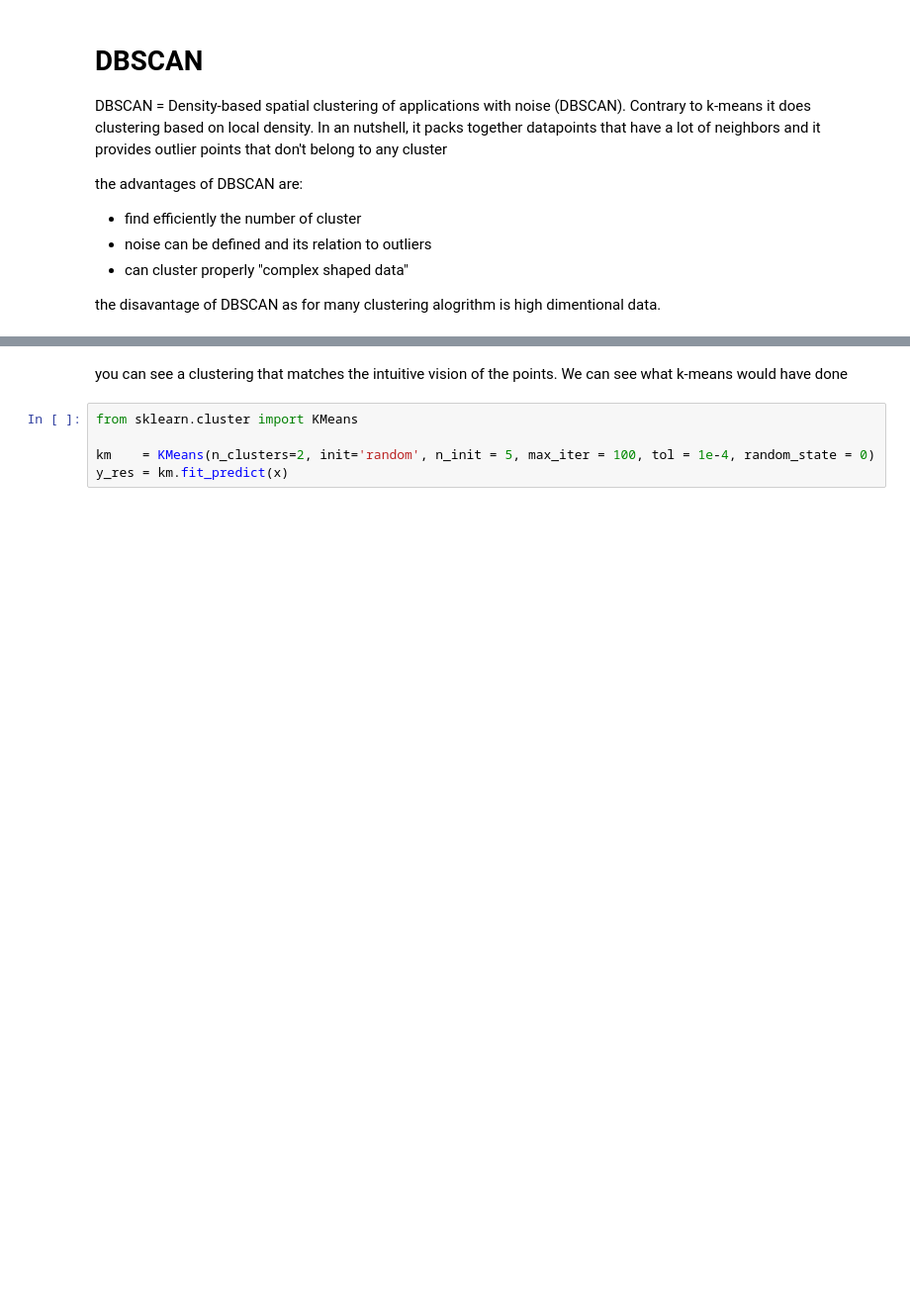
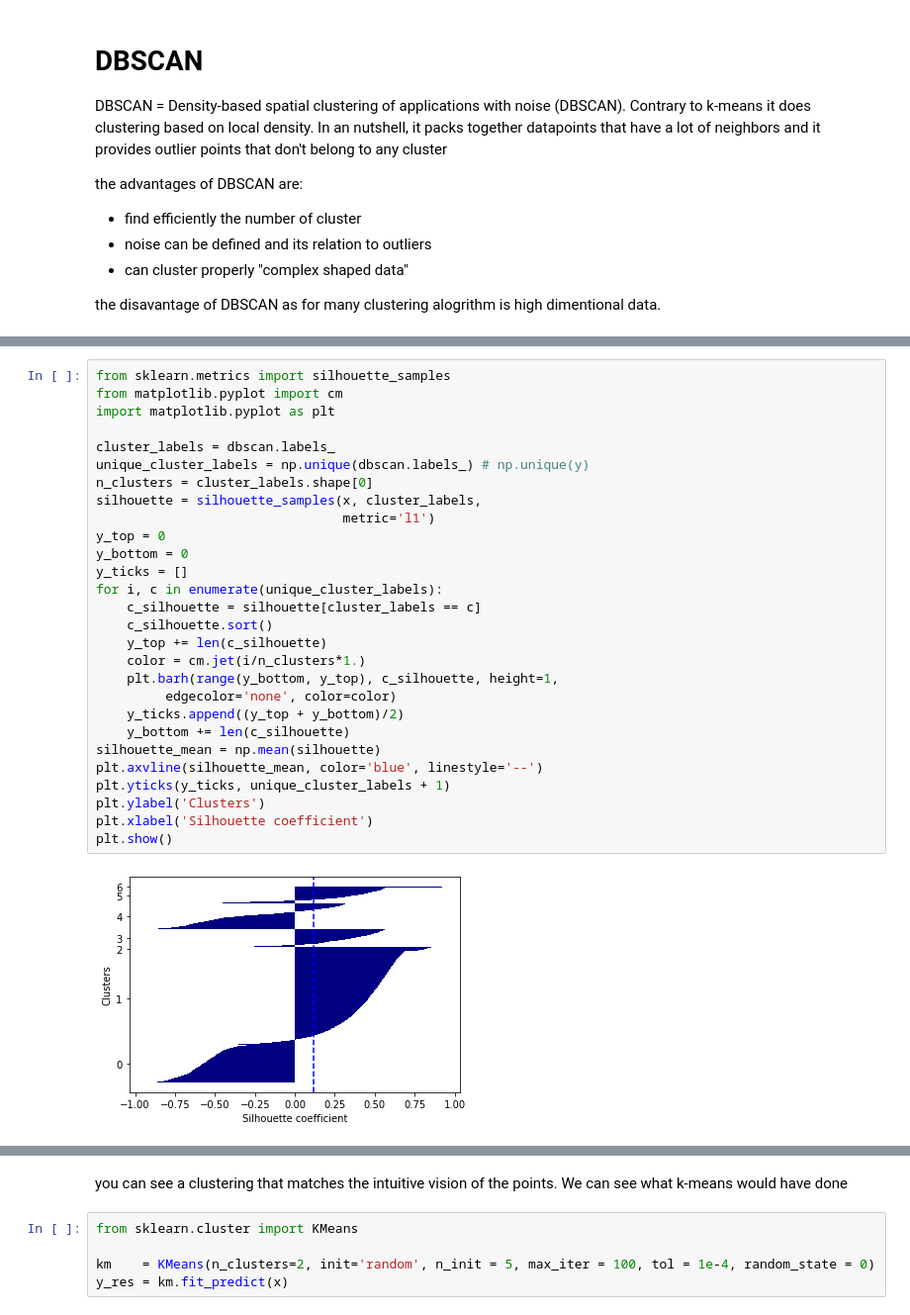
Before and after one commit to ramonapariciog/LIAPRE-Masters, a Jupyter notebook: clases/Clustering/5-Clustering_DBSCAN.ipynb, the cells around one changed output, grey strips where cells are left out. Shown: that part at 99% size. Drawn from its saved outputs; the diff is of its cells as text; blank space fills up the shorter version.

```diff
--- a/clases/Clustering/5-Clustering_DBSCAN.ipynb
+++ b/clases/Clustering/5-Clustering_DBSCAN.ipynb
@@ -62,0 +64,30 @@ plt.show()
+# %%
+from sklearn.metrics import silhouette_samples
+from matplotlib.pyplot import cm
+import matplotlib.pyplot as plt
+
+cluster_labels = dbscan.labels_
+unique_cluster_labels = np.unique(dbscan.labels_) # np.unique(y)
+n_clusters = cluster_labels.shape[0]
+silhouette = silhouette_samples(x, cluster_labels,
+                                metric='l1')
+y_top = 0
+y_bottom = 0
+y_ticks = []
+for i, c in enumerate(unique_cluster_labels):
+    c_silhouette = silhouette[cluster_labels == c]
+    c_silhouette.sort()
+    y_top += len(c_silhouette)
+    color = cm.jet(i/n_clusters*1.)
+    plt.barh(range(y_bottom, y_top), c_silhouette, height=1,
+         edgecolor='none', color=color)
+    y_ticks.append((y_top + y_bottom)/2)
+    y_bottom += len(c_silhouette)
+silhouette_mean = np.mean(silhouette)
+plt.axvline(silhouette_mean, color='blue', linestyle='--')
+plt.yticks(y_ticks, unique_cluster_labels + 1)
+plt.ylabel('Clusters')
+plt.xlabel('Silhouette coefficient')
+plt.show()
+# %% [output]
+[figure, added]
```
Also changed, not shown: parts of 10 cells of this notebook, 31 other files.
